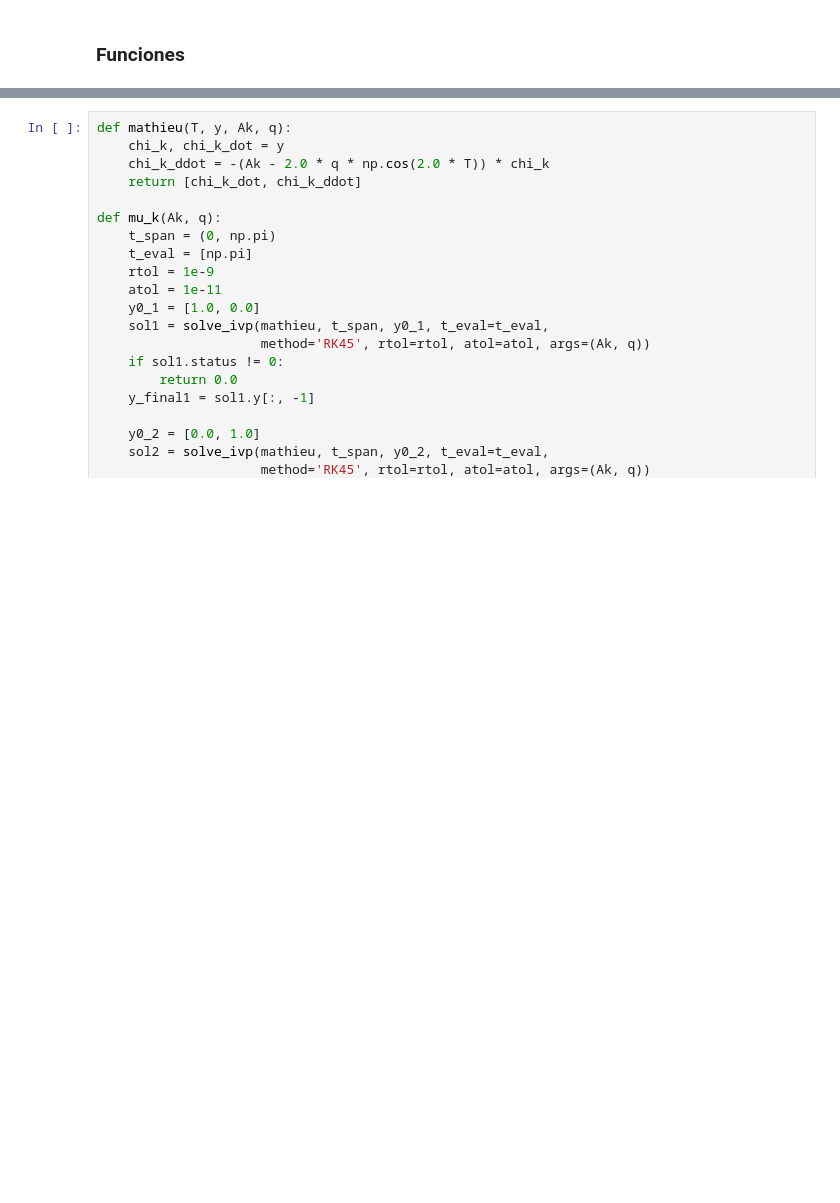
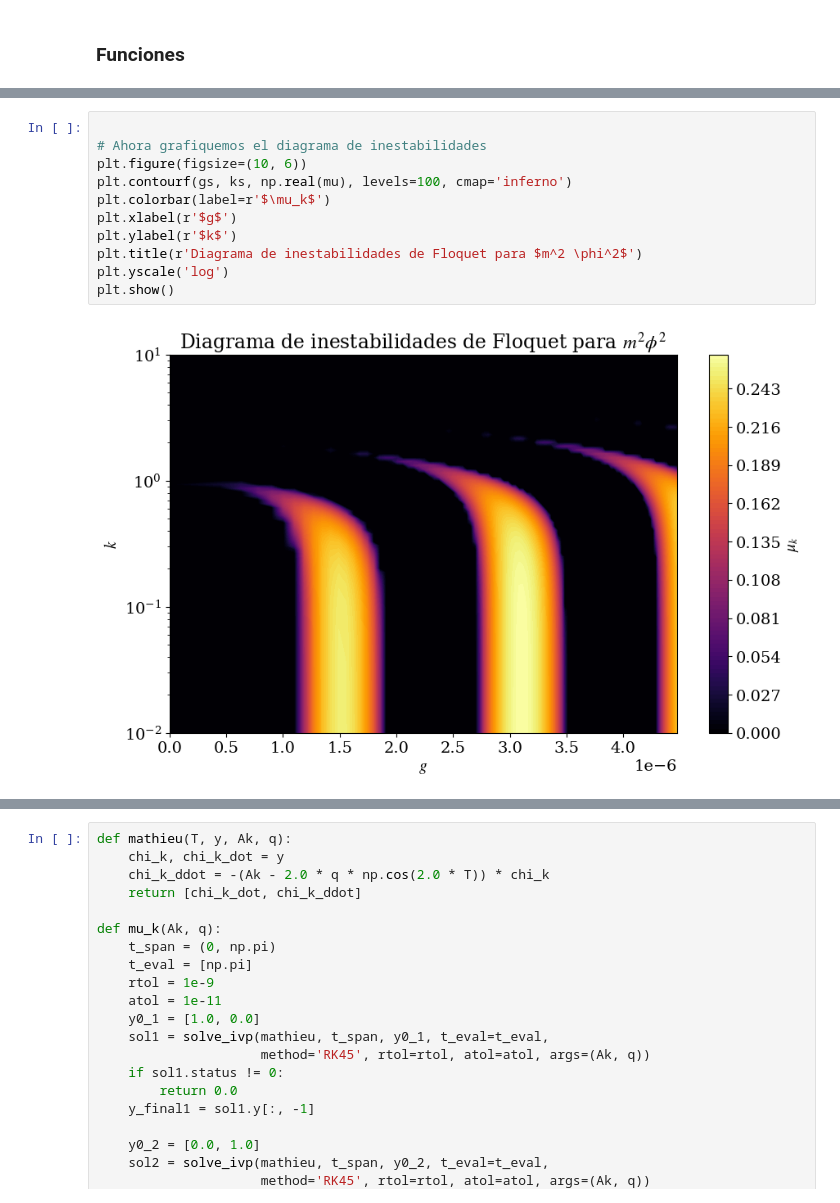
Before and after one commit to TomasCiccarella/Tesis, a Jupyter notebook: Floquet/Floquet.ipynb, the cells around one changed output, grey strips where cells are left out. Cells and saved outputs as stored; diff of their text form; blank space fills up the shorter version.

```diff
--- a/Floquet/Floquet.ipynb
+++ b/Floquet/Floquet.ipynb
@@ -163,0 +173,13 @@ plt.show()
+# %%
+
+# Ahora grafiquemos el diagrama de inestabilidades
+plt.figure(figsize=(10, 6))
+plt.contourf(gs, ks, np.real(mu), levels=100, cmap='inferno')
+plt.colorbar(label=r'$\mu_k$')
+plt.xlabel(r'$g$')
+plt.ylabel(r'$k$')
+plt.title(r'Diagrama de inestabilidades de Floquet para $m^2 \phi^2$')
+plt.yscale('log')
+plt.show()
+# %% [output]
+[figure, added]
```
Also changed, not shown: parts of 8 cells of this notebook.
